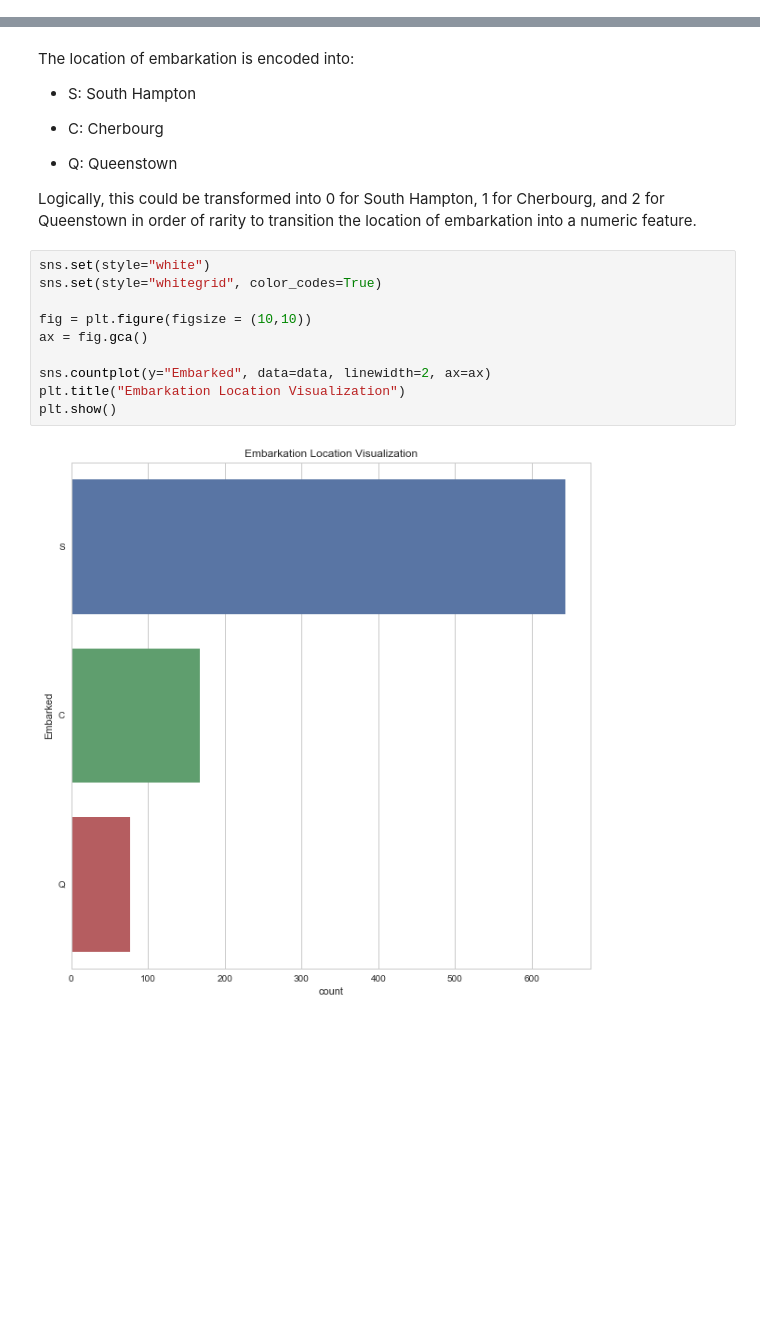
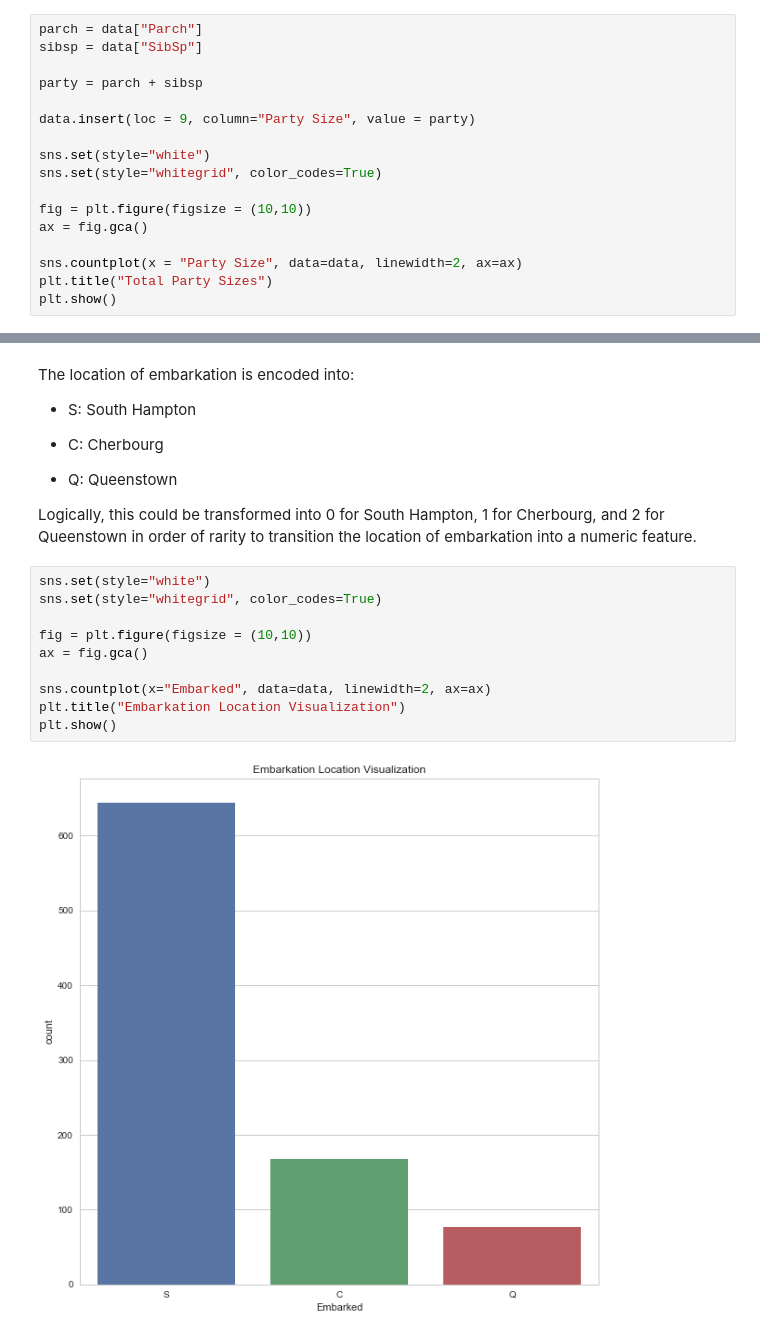
Before and after one commit to Hanel32/Datascience_Statistics_Drawer_Python, a Jupyter notebook: Kaggle Titanic.ipynb, the cells around one changed output, grey strips where cells are left out. Drawn from its saved outputs; the diff is of its cells as text; blank space fills up the shorter version.

```diff
--- a/Kaggle Titanic.ipynb
+++ b/Kaggle Titanic.ipynb
@@ -359,0 +364,17 @@ Most common accompanied SibSp value: 1.64664310954
+# %%
+parch = data["Parch"]
+sibsp = data["SibSp"]
+
+party = parch + sibsp
+
+data.insert(loc = 9, column="Party Size", value = party)
+
+sns.set(style="white")
+sns.set(style="whitegrid", color_codes=True)
+
+fig = plt.figure(figsize = (10,10))
+ax = fig.gca()
+
+sns.countplot(x = "Party Size", data=data, linewidth=2, ax=ax)
+plt.title("Total Party Sizes")
+plt.show()
@@ -455,12 +479,12 @@ Logically, this could be transformed into 0 for South Hampton, 1 for Cherbourg,
 # %%
 sns.set(style="white")
 sns.set(style="whitegrid", color_codes=True)
 
 fig = plt.figure(figsize = (10,10))
 ax = fig.gca()
 
-sns.countplot(y="Embarked", data=data, linewidth=2, ax=ax)
+sns.countplot(x="Embarked", data=data, linewidth=2, ax=ax)
 plt.title("Embarkation Location Visualization")
 plt.show()
 # %% [output]
-[figure, old version]
+[figure, new version]
```
Also changed, not shown: parts of 15 cells of this notebook.
